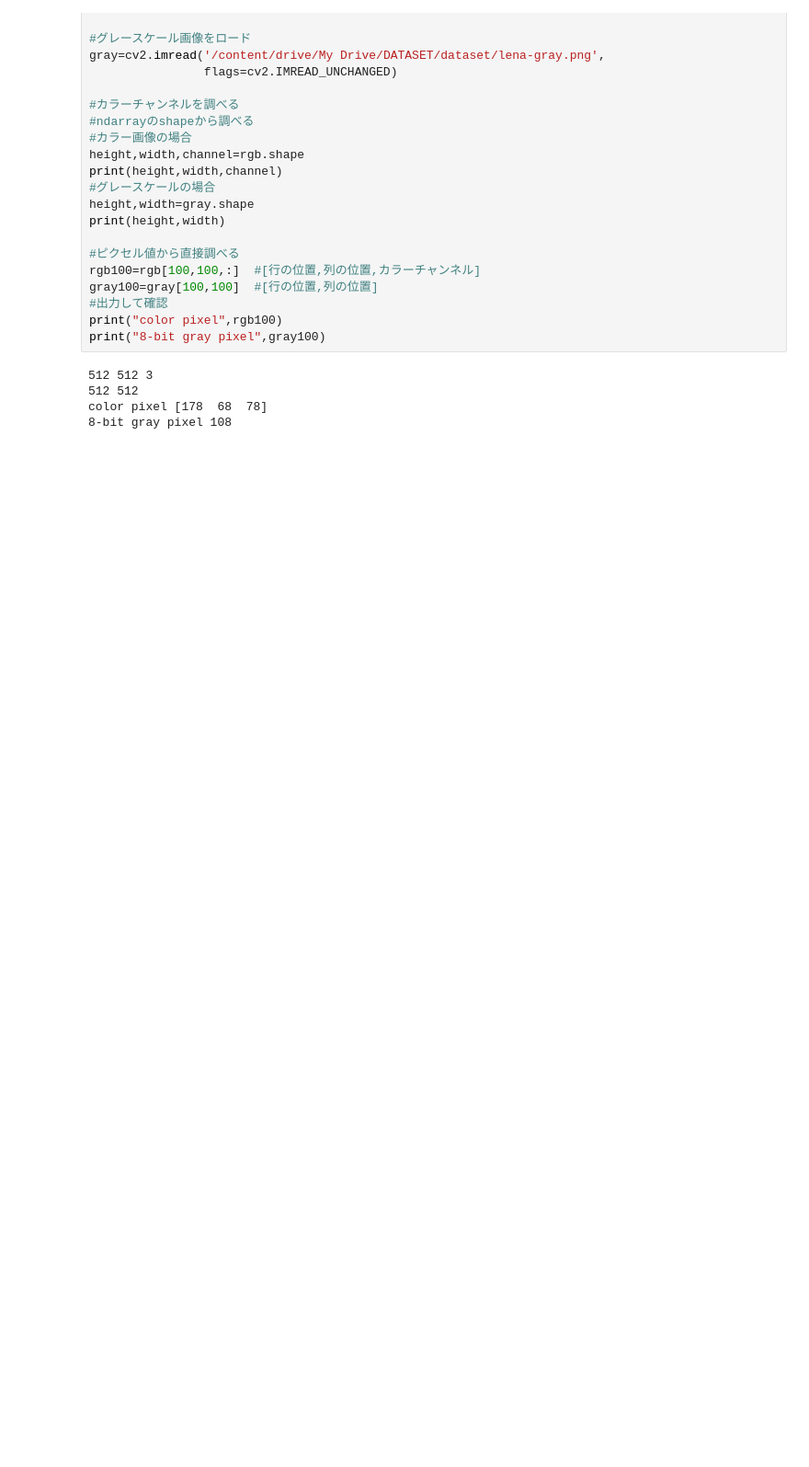
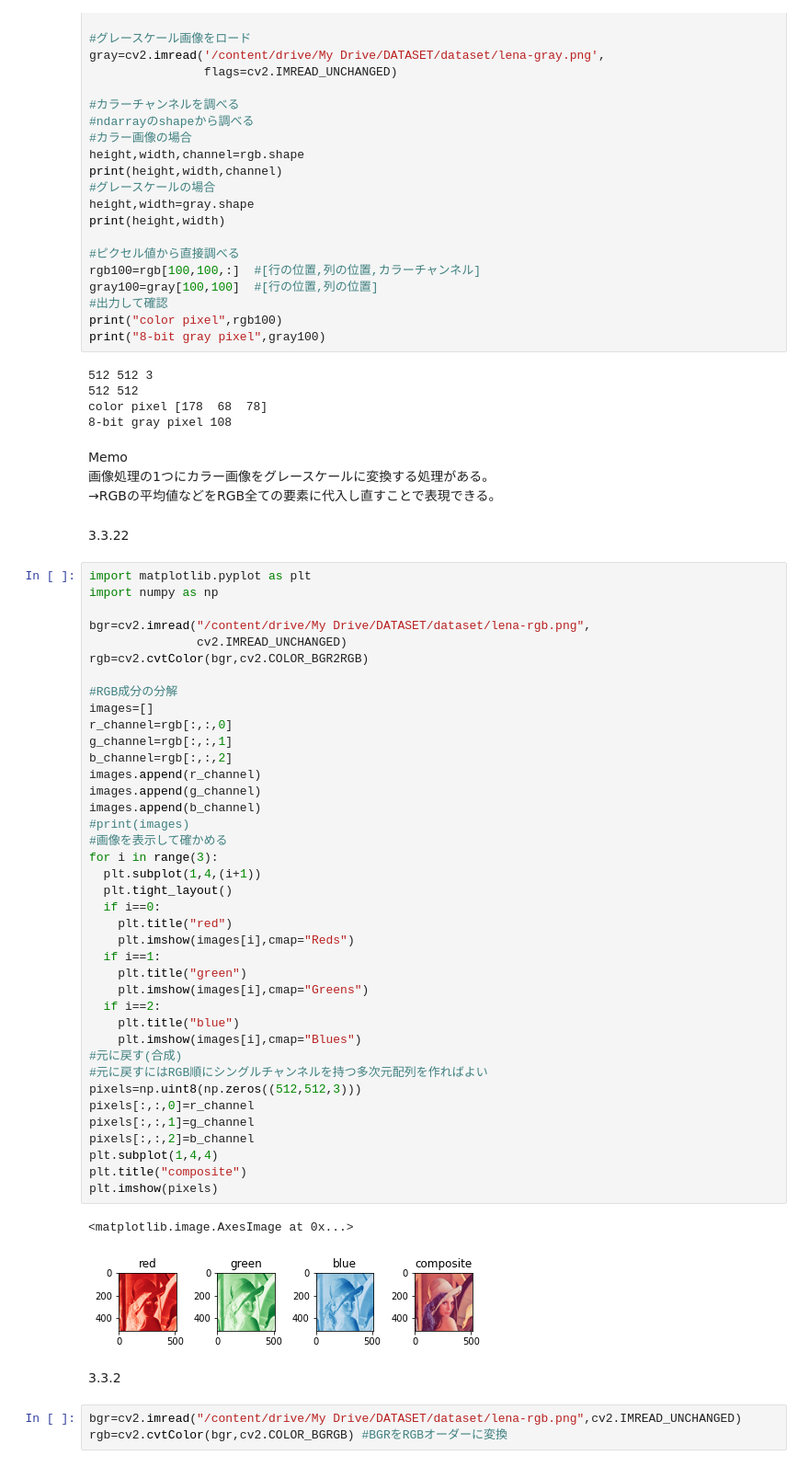
Before and after one commit to KuriharaYoshiki/python_medical_images, a Jupyter notebook: popipa.ipynb, the cells around one changed output. Shown: that part at 92% size. Drawn from its saved outputs; the diff is of its cells as text; blank space fills up the shorter version.

```diff
--- a/popipa.ipynb
+++ b/popipa.ipynb
@@ -210,3 +210,56 @@ print("8-bit gray pixel",gray100)
 512 512
 color pixel [178  68  78]
 8-bit gray pixel 108
+# %% [markdown]
+Memo
+画像処理の1つにカラー画像をグレースケールに変換する処理がある。
+→RGBの平均値などをRGB全ての要素に代入し直すことで表現できる。
+# %% [markdown]
+3.3.22
+# %%
+import matplotlib.pyplot as plt
+import numpy as np
+
+bgr=cv2.imread("/content/drive/My Drive/DATASET/dataset/lena-rgb.png",
+               cv2.IMREAD_UNCHANGED)
+rgb=cv2.cvtColor(bgr,cv2.COLOR_BGR2RGB)
+
+#RGB成分の分解
+images=[]
+r_channel=rgb[:,:,0]
+g_channel=rgb[:,:,1]
+b_channel=rgb[:,:,2]
+images.append(r_channel)
+images.append(g_channel)
+images.append(b_channel)
+#print(images)
+#画像を表示して確かめる
+for i in range(3):
+  plt.subplot(1,4,(i+1))
+  plt.tight_layout()
+  if i==0:
+    plt.title("red")
+    plt.imshow(images[i],cmap="Reds")
+  if i==1:
+    plt.title("green")
+    plt.imshow(images[i],cmap="Greens")
+  if i==2:
+    plt.title("blue")
+    plt.imshow(images[i],cmap="Blues")
+#元に戻す(合成)
+#元に戻すにはRGB順にシングルチャンネルを持つ多次元配列を作ればよい
+pixels=np.uint8(np.zeros((512,512,3)))
+pixels[:,:,0]=r_channel
+pixels[:,:,1]=g_channel
+pixels[:,:,2]=b_channel
+plt.subplot(1,4,4)
+plt.title("composite")
+plt.imshow(pixels)
+# %% [output]
+<matplotlib.image.AxesImage at 0x...>
+[figure, added]
+# %% [markdown]
+3.3.2
+# %%
+bgr=cv2.imread("/content/drive/My Drive/DATASET/dataset/lena-rgb.png",cv2.IMREAD_UNCHANGED)
+rgb=cv2.cvtColor(bgr,cv2.COLOR_BGRGB) #BGRをRGBオーダーに変換
```
